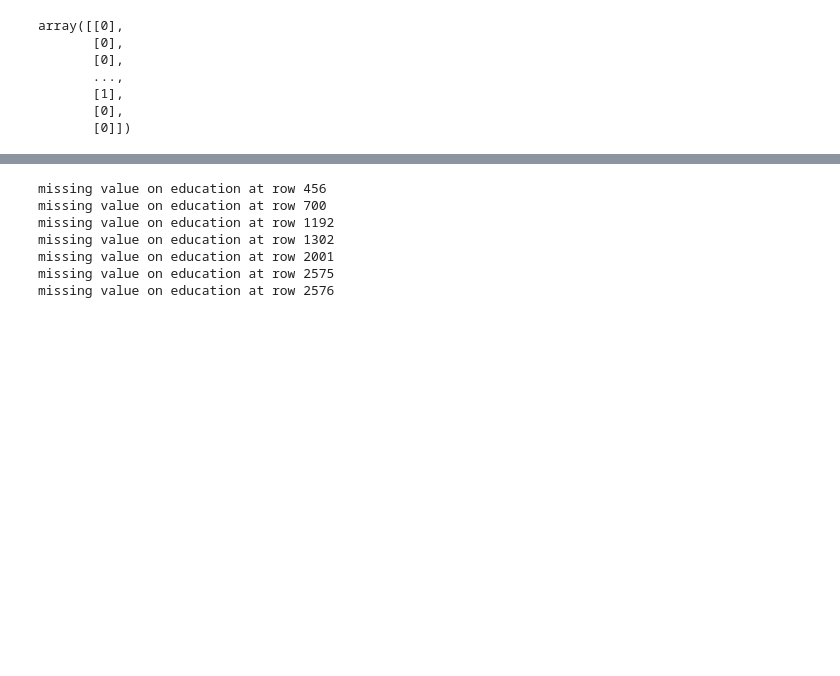
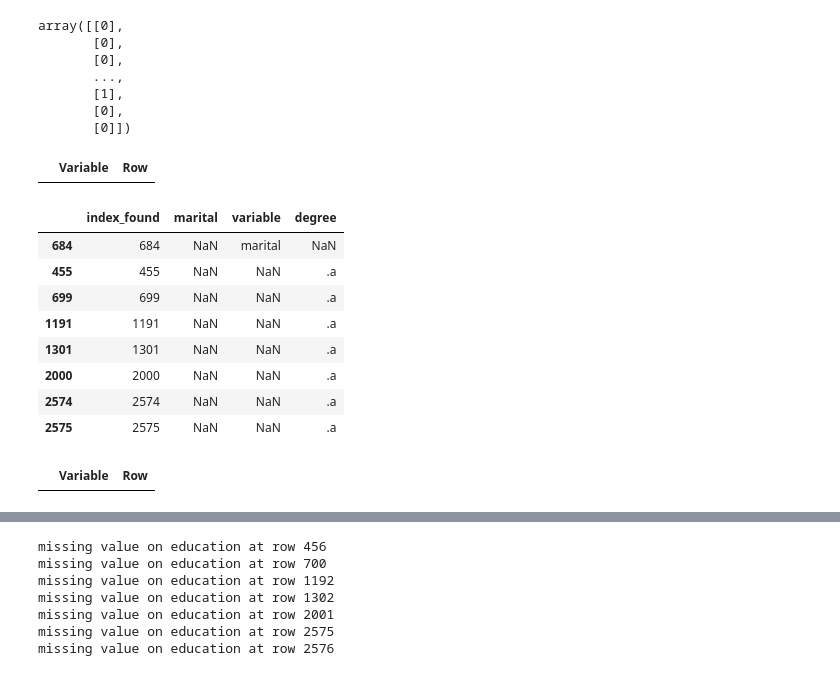
Before and after one commit to KathrynPanger/published_prayer_study, a Jupyter notebook: regression.ipynb, the cells around one changed output, grey strips where cells are left out. Saved outputs shown, nothing was run; the diff lists cells and outputs as text; code cells hidden in the pictures; blank space fills up the shorter version.

Commit message:
new method for catching missing values

```diff
--- a/regression.ipynb
+++ b/regression.ipynb
@@ -16,8 +20,8 @@ from sklearn.model_selection import train_test_split
 # %%
 #Bring in the dataset
-##Ad a second index column to make coding easier
+##Ad a second index column for locating the missing values
 gss=pd.read_csv("GSS_1996.csv", encoding="latin1")
-gss['index1'] = gss.index
+gss['index_found'] = gss.index
 gss.head()
 # %% [output]
 |  | found | occ10 | occindv | occstatus | occtag | prestg10 | prestg105plus | indus10 | indstatus | indtag | ... |
@@ -68,3 +74,36 @@ df_missing=pd.DataFrame(columns=["Variable","Row"])
+# %%
+#Create Dataframe to Catch Missing Values
+##create database, starting with missing values on marital status
+missing=gss.loc[(gss['marital'].isnull()), ['index_found', "marital"]]
+missing["variable"]="marital"
+##add missing values on education
+missing_e=gss.loc[(gss['degree']==".a"), ['index_found', "degree"]]
+missing_e
+missing.append(missing_e)
+##add missing values on sex
+# %% [output]
+|  | Variable | Row |
+# %%
+missing=gss.loc[(gss['marital'].isnull()), ['index_found', "marital"]]
+missing["variable"]="marital"
+
+missing_e=gss.loc[(gss['degree']==".a"), ['index_found', "degree"]]
+missing_e
+missing.append(missing_e)
+# %% [output]
+|  | index_found | marital | variable | degree |
+| 684 | 684 | NaN | marital | NaN |
+| 455 | 455 | NaN | NaN | .a |
+| 699 | 699 | NaN | NaN | .a |
+| 1191 | 1191 | NaN | NaN | .a |
+| 1301 | 1301 | NaN | NaN | .a |
+| 2000 | 2000 | NaN | NaN | .a |
+| 2574 | 2574 | NaN | NaN | .a |
+| 2575 | 2575 | NaN | NaN | .a |
+# %%
+df_missing
+# %% [output]
+|  | Variable | Row |
 # %%
 #################
 #Recoding the IVs
```
Also changed, not shown: parts of 8 cells of this notebook.
